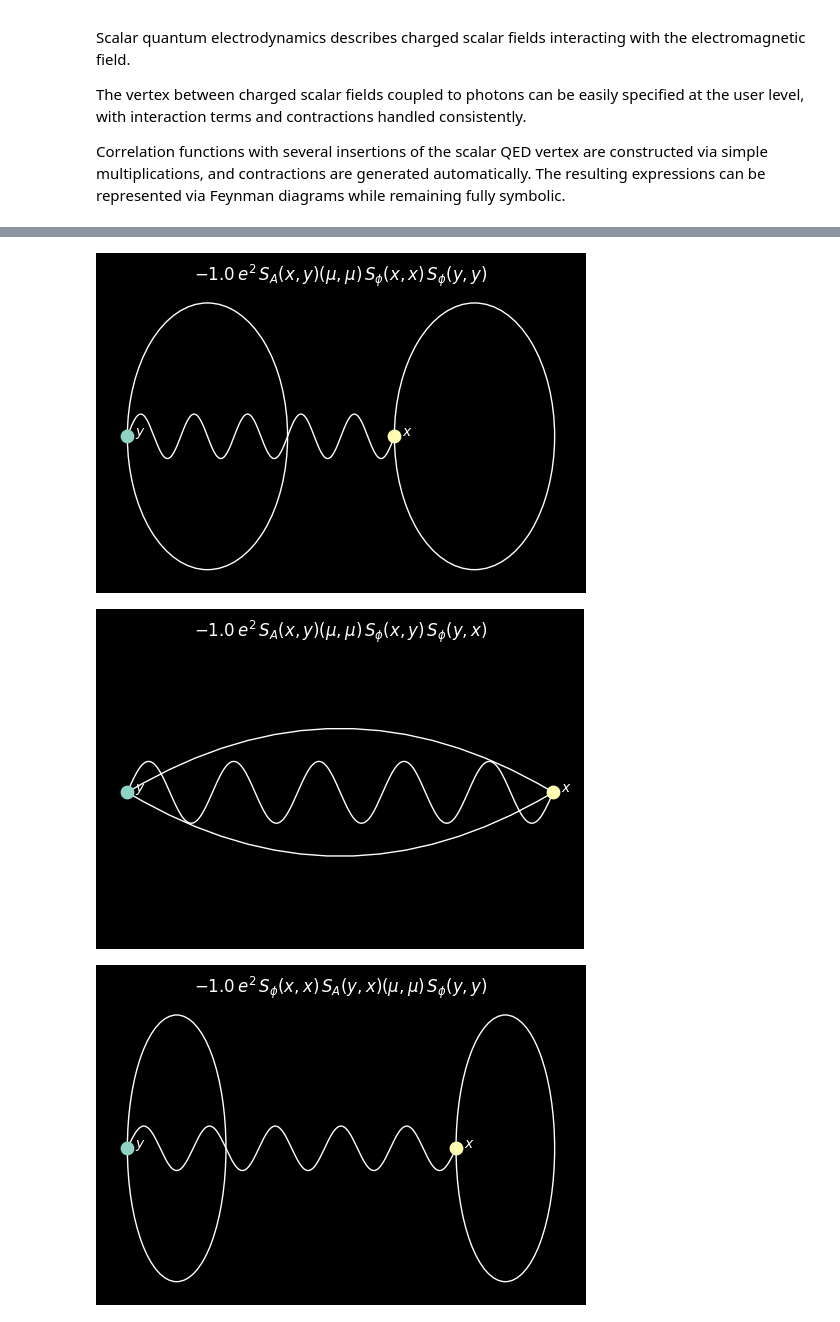
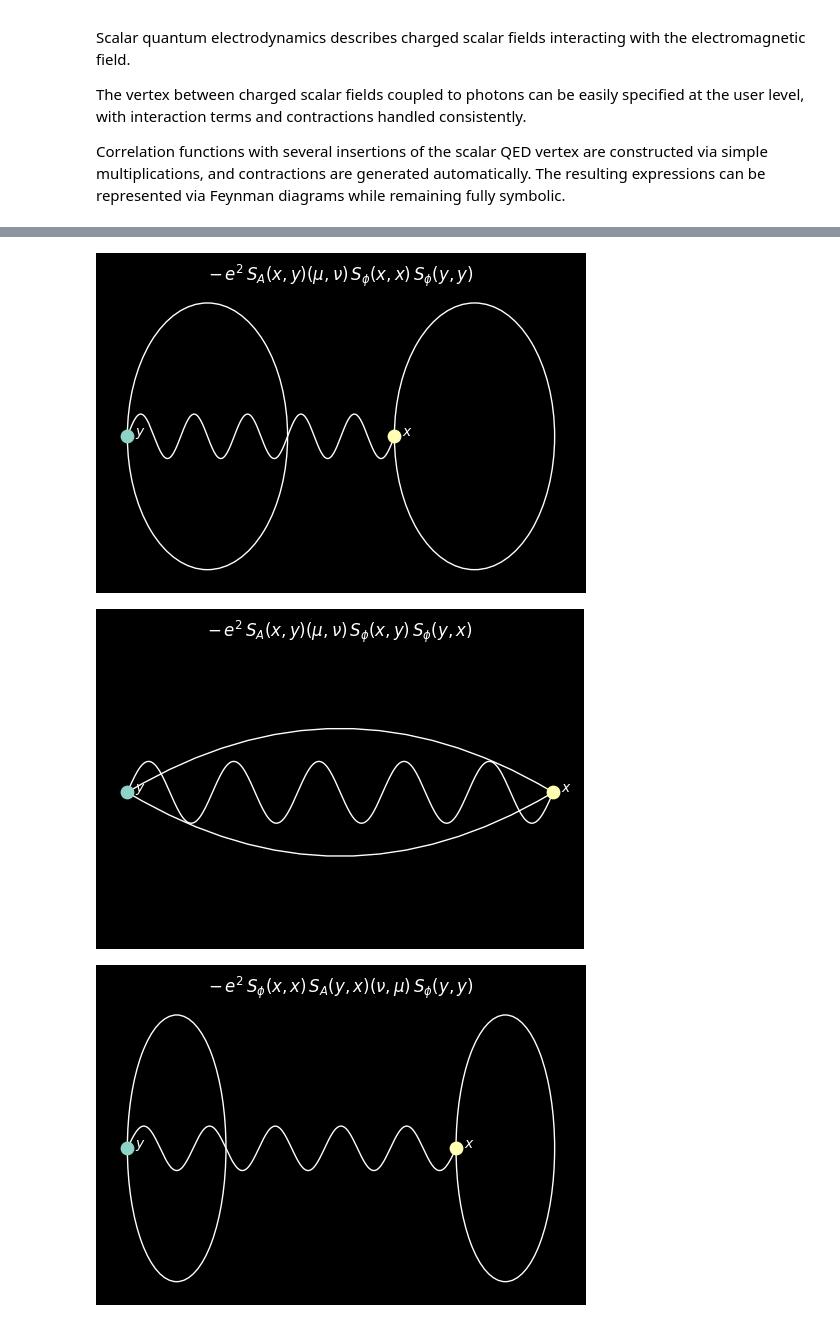
Before and after one commit to mbruno46/giancarlo, a Jupyter notebook: tutorials/basics.ipynb, the cells around one changed output, grey strips where cells are left out. Drawn from its saved outputs; the diff is of its cells as text; code cells hidden in the pictures.

```diff
--- a/tutorials/basics.ipynb
+++ b/tutorials/basics.ipynb
@@ -74,7 +76,7 @@ A = gc.PhotonField()
 def Jgamma(x, mu):
     return gc.CNumber(-1j) * gc.Symbol('e') * phidag(x) * A(x,mu) * phi(x)
 
-bubble = Jgamma('x',r'\mu') * Jgamma('y',r'\mu')
+bubble = Jgamma('x',r'\mu') * Jgamma('y',r'\nu')
 gc.log(bubble)
 
 bubble.wick().draw()
@@ -83,3 +85,3 @@ $\displaystyle [\text{giancarlo}] : ( -1.0\,e^2\,{\phi}^\dagger(x)\,A(x, \mu)\,\
-[figure, old version]
+[figure, new version]
-[figure, old version]
+[figure, new version]
-[figure, old version]
+[figure, new version]
```
Also changed, not shown: parts of 7 cells of this notebook, 2 other files.
